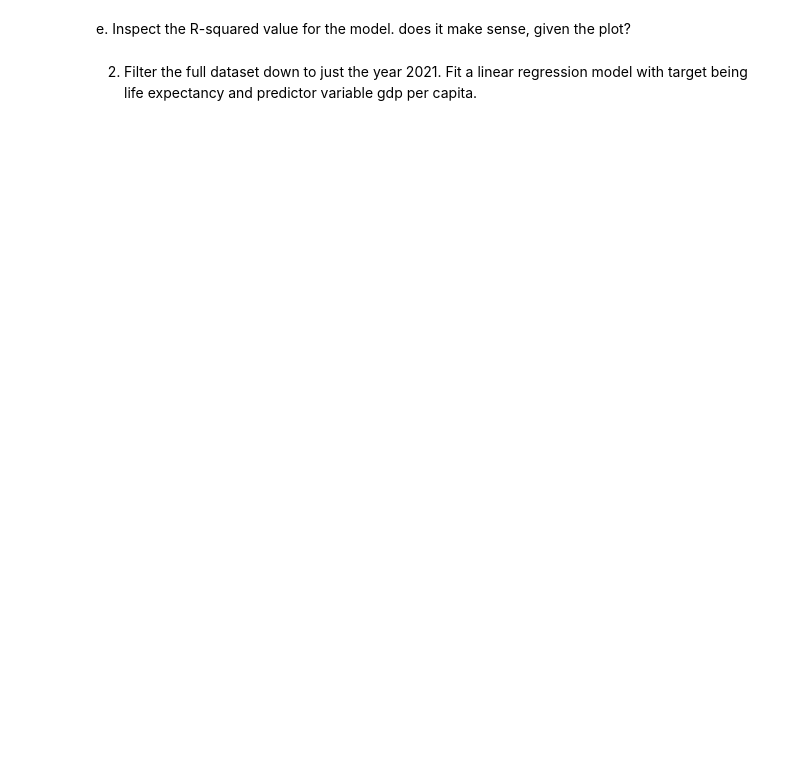
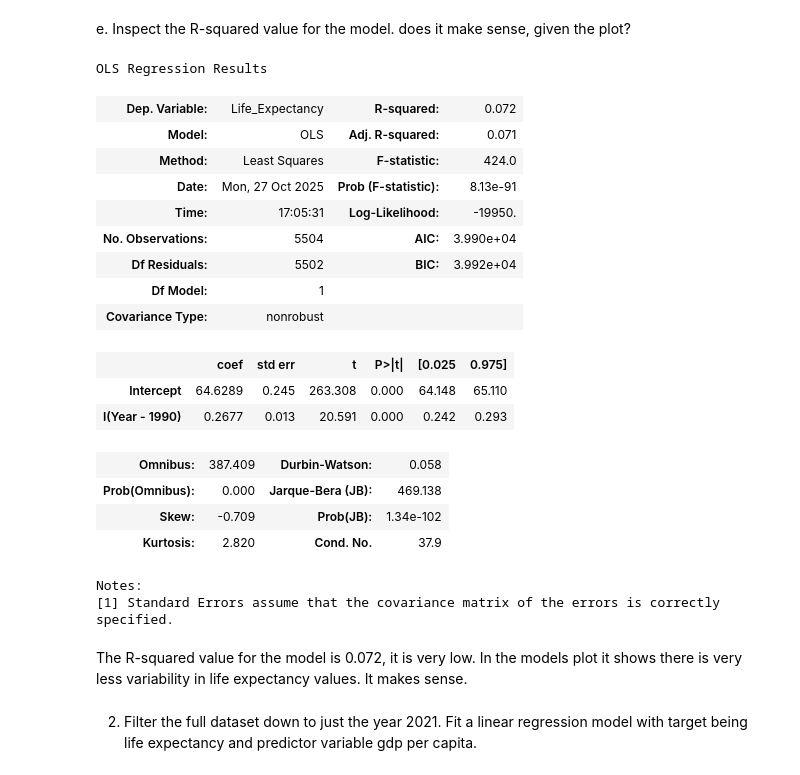
Before and after one commit to nss-data-science-cohort-9/un-linear-regression-ADoddala, a Jupyter notebook: notebooks/linear_regression_practice.ipynb, the cells around one changed output. Drawn from its saved outputs; the diff is of its cells as text; code cells hidden in the pictures; blank space fills up the shorter version.

```diff
--- a/notebooks/linear_regression_practice.ipynb
+++ b/notebooks/linear_regression_practice.ipynb
@@ -53,4 +119,28 @@ d. Plot the actual values against your model's estimates for the mean life expec
 # %% [markdown]
 e. Inspect the R-squared value for the model. does it make sense, given the plot?
+# %%
+new_lr_gdp_le.summary()
+# %% [output]
+OLS Regression Results
+| Dep. Variable: | Life_Expectancy | R-squared: | 0.072 |
+| Model: | OLS | Adj. R-squared: | 0.071 |
+| Method: | Least Squares | F-statistic: | 424.0 |
+| Date: | Mon, 27 Oct 2025 | Prob (F-statistic): | 8.13e-91 |
+| Time: | 17:05:31 | Log-Likelihood: | -19950. |
+| No. Observations: | 5504 | AIC: | 3.990e+04 |
+| Df Residuals: | 5502 | BIC: | 3.992e+04 |
+| Df Model: | 1 |  |  |
+| Covariance Type: | nonrobust |  |  |
+|  | coef | std err | t | P>|t| | [0.025 | 0.975] |
+| Intercept | 64.6289 | 0.245 | 263.308 | 0.000 | 64.148 | 65.110 |
+| I(Year - 1990) | 0.2677 | 0.013 | 20.591 | 0.000 | 0.242 | 0.293 |
+| Omnibus: | 387.409 | Durbin-Watson: | 0.058 |
+| Prob(Omnibus): | 0.000 | Jarque-Bera (JB): | 469.138 |
+| Skew: | -0.709 | Prob(JB): | 1.34e-102 |
+| Kurtosis: | 2.820 | Cond. No. | 37.9 |
+Notes:
+[1] Standard Errors assume that the covariance matrix of the errors is correctly specified.
+# %% [markdown]
+The R-squared value for the model is 0.072, it is very low. In the models plot it shows there is very less variability in life expectancy values. It makes sense.
 # %% [markdown]
 2. Filter the full dataset down to just the year 2021. Fit a linear regression model with target being life expectancy and predictor variable gdp per capita.
```
Also changed, not shown: parts of 15 cells of this notebook.
